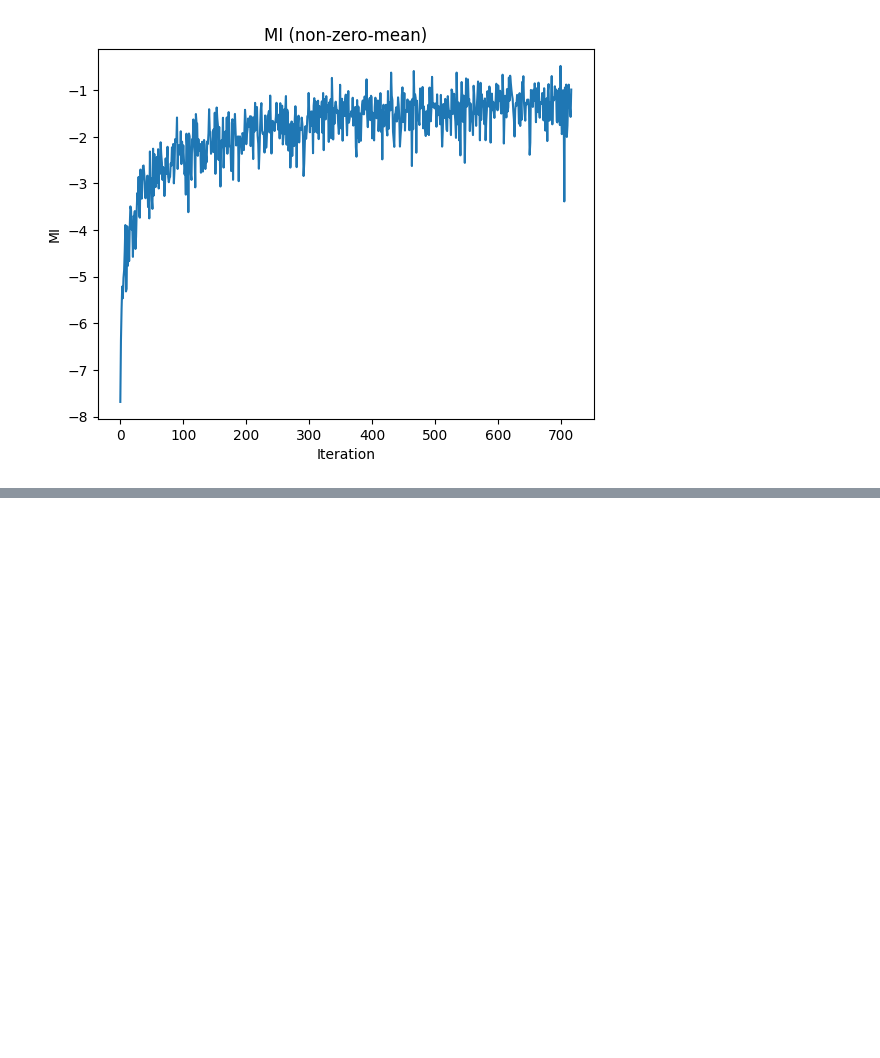
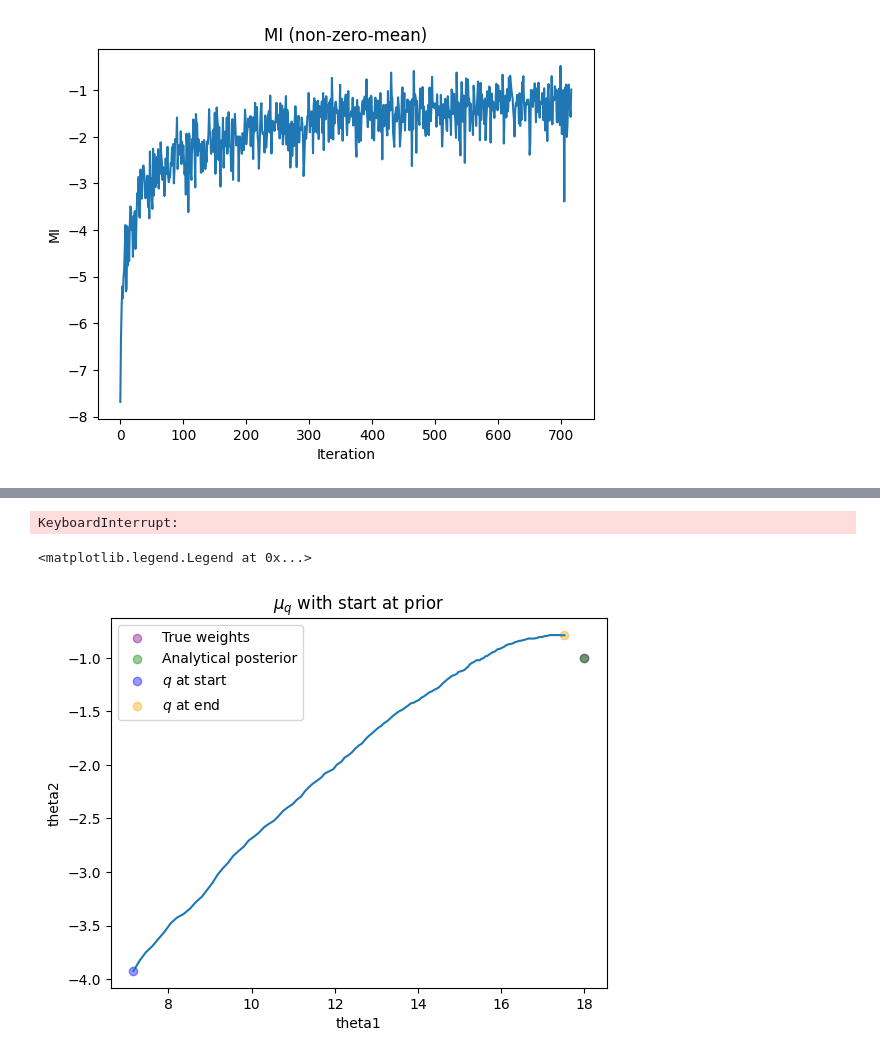
Before and after one commit to Snailed/bayesian-optimal-design-pocs, a Jupyter notebook: python/Final Notebook.ipynb, the cells around one changed output, grey strips where cells are left out. Drawn from its saved outputs; the diff is of its cells as text; code cells hidden in the pictures; blank space fills up the shorter version.

```diff
--- a/python/Final Notebook.ipynb
+++ b/python/Final Notebook.ipynb
@@ -201,0 +229,43 @@ Text(0, 0.5, 'MI')
+# %%
+log_pdf = stable_multivariate_gaussian_logpdf
+d = np.random.randn(100,2)
+A_prior = np.array([[5, -2, 1],
+              [-2, 4, -1],
+              [1, -1, 3]])
+cov_prior = A_prior @ A_prior.T
+mu_prior = np.array([7, -4, 1])
+noise = 0.8
+true_weights = np.array([18, -1, -15])
+y = (augment_d(d) @ np.array([true_weights]).T + np.random.randn() * noise).T[0]
+mu0 = mu_prior
+A0 = A_prior
+
+def callback(encoded_q_params, g):
+    qs.append(encoded_q_params)
+    return True
+
+def objective_f(encoded_q_params):
+    mean, A = decode_q_params(encoded_q_params)
+    elbo = ELBO(augment_d(d), y, mean, A)
+    elbos.append(elbo._value)
+    return -elbo
+qs = []
+elbos = []
+optimizer(encode_q_params((mu0, A0)), grad(objective_f), iters=5e2, callback=callback, rate=1e-3, decay=1e-5)
+# %% [output]
+KeyboardInterrupt:
+# %%
+qsa = np.array(qs)
+plt.plot(qsa[:, 0], qsa[:,1])
+analytical_theta = analytical_posterior_params(augment_d(d), y, mu_prior, cov_prior)
+plt.scatter(true_weights[0], true_weights[1], color="purple", label="True weights", alpha=0.4)
+plt.scatter(analytical_theta[0][0], analytical_theta[0][1], color="green", label="Analytical posterior", alpha=0.4)
+plt.scatter(qsa[0,0], qsa[0,1], color="blue", label="$q$ at start", alpha=0.4)
+plt.scatter(qsa[-1,0], qsa[-1,1], color="orange", label="$q$ at end", alpha=0.4)
+plt.xlabel("theta1")
+plt.ylabel("theta2")
+plt.title("$\mu_q$ with start at prior")
+plt.legend()
+# %% [output]
+<matplotlib.legend.Legend at 0x...>
+[figure, added]
```
Also changed, not shown: parts of 11 cells of this notebook, 6 other files.
